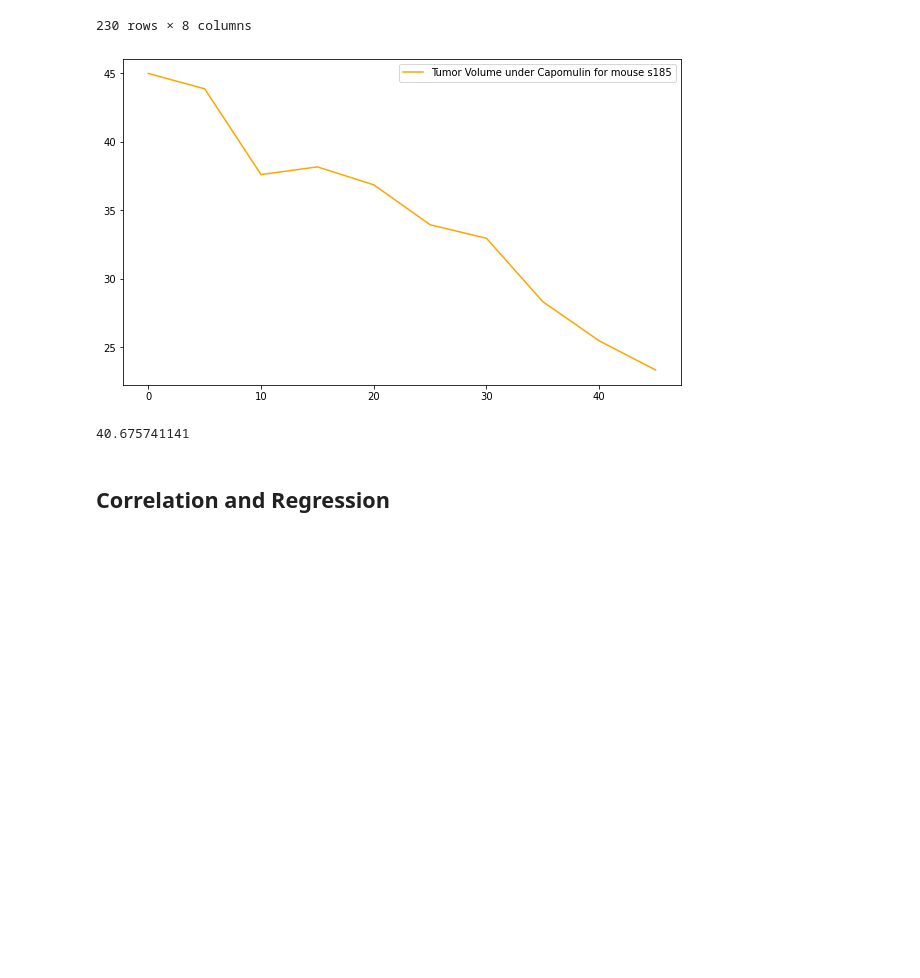
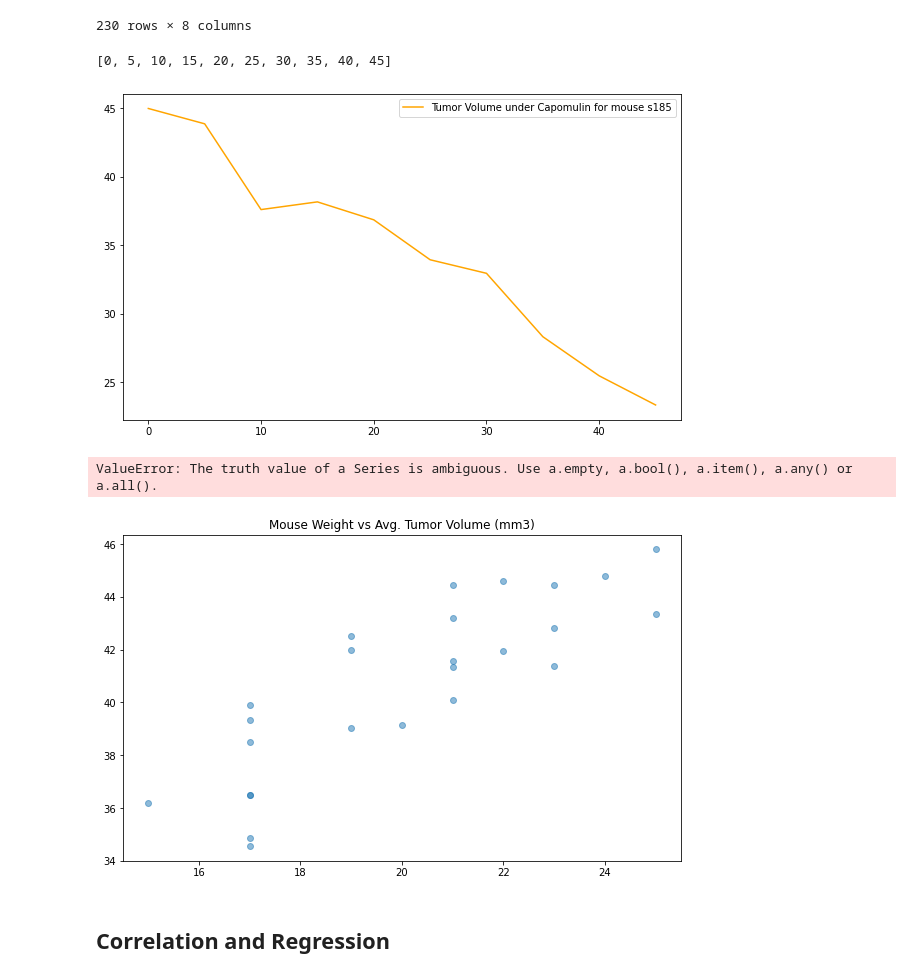
Before and after one commit to jaydenleblanc/matplotlib-challenge, a Jupyter notebook: Pymaceuticals_Starter.ipynb, the cells around one changed output. Saved outputs shown, nothing was run; the diff lists cells and outputs as text; code cells hidden in the pictures; blank space fills up the shorter version.

Commit message:
Scatter and Lin Regression

```diff
--- a/Pymaceuticals_Starter.ipynb
+++ b/Pymaceuticals_Starter.ipynb
@@ -377,11 +406,11 @@ mice_capomulin_df
 230 rows × 8 columns
 # %%
 # Generate a line plot of time point versus tumor volume for a mouse treated with Capomulin
-example_mouse = line_capomulin_df.loc[line_capomulin_df['Mouse ID'] == 's185']
-example_mouse
+example_mouse = mice_capomulin_df.loc[mice_capomulin_df['Mouse ID'] == 's185']
+
 
 timepoint_list = example_mouse['Timepoint'].to_list()
-timepoint_list
+print(timepoint_list)
 
 tumor_volume_list = example_mouse['Tumor Volume (mm3)'].to_list()
 tumor_volume_list
@@ -391,16 +420,24 @@ timepoint, = plt.plot(timepoint_list, tumor_volume_list, color="orange", label="
 plt.legend(handles = [timepoint], loc ='best')
 plt.show()
 # %% [output]
+[0, 5, 10, 15, 20, 25, 30, 35, 40, 45]
 [figure]
 # %%
 # Generate a scatter plot of mouse weight versus average tumor volume for the Capomulin regimen
-#mouse_weight = mice_capomulin_df['Weight']
-#mouse_weight
+mouse_weight = mice_capomulin_df.groupby('Mouse ID').max()['Weight (g)']
 
 
-avg_tumor_volume = mice_capomulin_df['Tumor Volume (mm3)'].mean()
-avg_tumor_volume
+avg_tumor_volume = mice_capomulin_df.groupby('Mouse ID').mean()['Tumor Volume (mm3)']
+
+#print(avg_tumor_volume)
+
+plt.scatter(mouse_weight,avg_tumor_volume, alpha = 0.5)
+plt.title('Mouse Weight vs Avg. Tumor Volume (mm3)')
+plt.xlabel(mouse_weight)
+plt.ylabel(avg_tumor_volume)
+plt.show()
 # %% [output]
-40.675741141
+ValueError: The truth value of a Series is ambiguous. Use a.empty, a.bool(), a.item(), a.any() or a.all().
+[figure, added]
 # %% [markdown]
 ## Correlation and Regression
```
Also changed, not shown: parts of 6 cells of this notebook.
